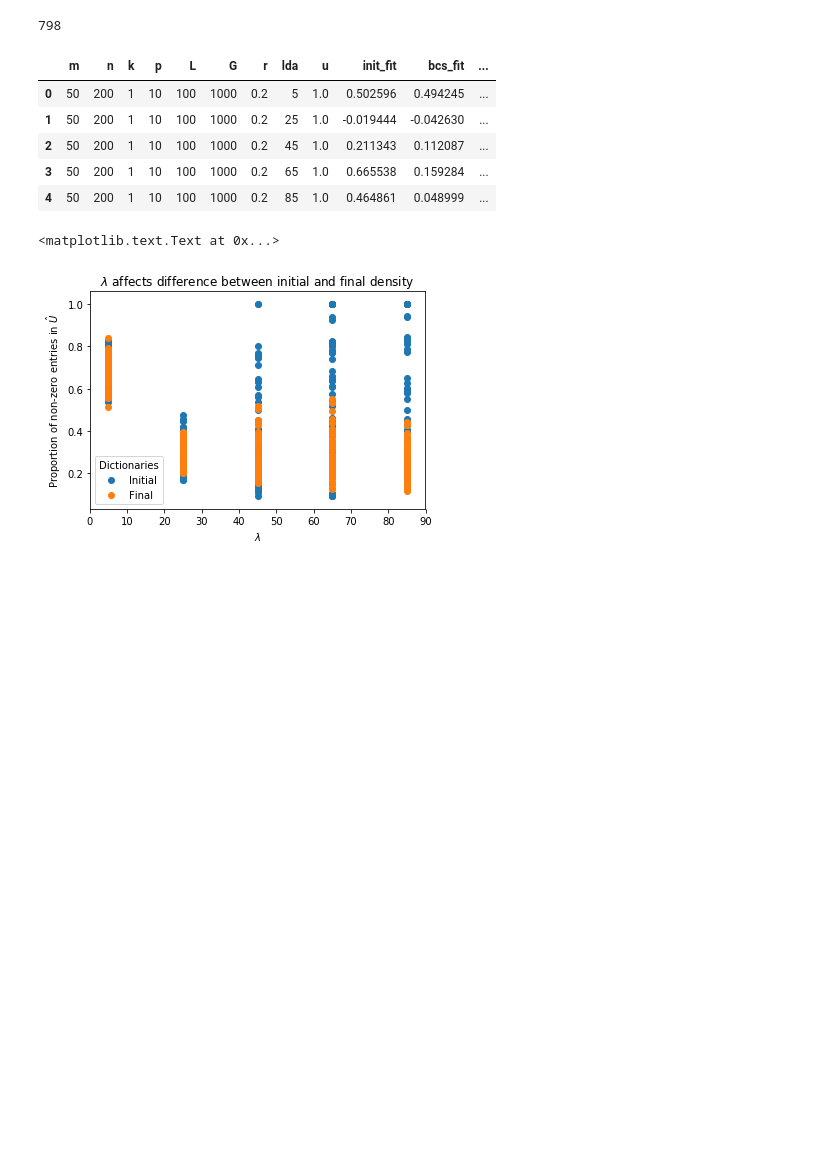
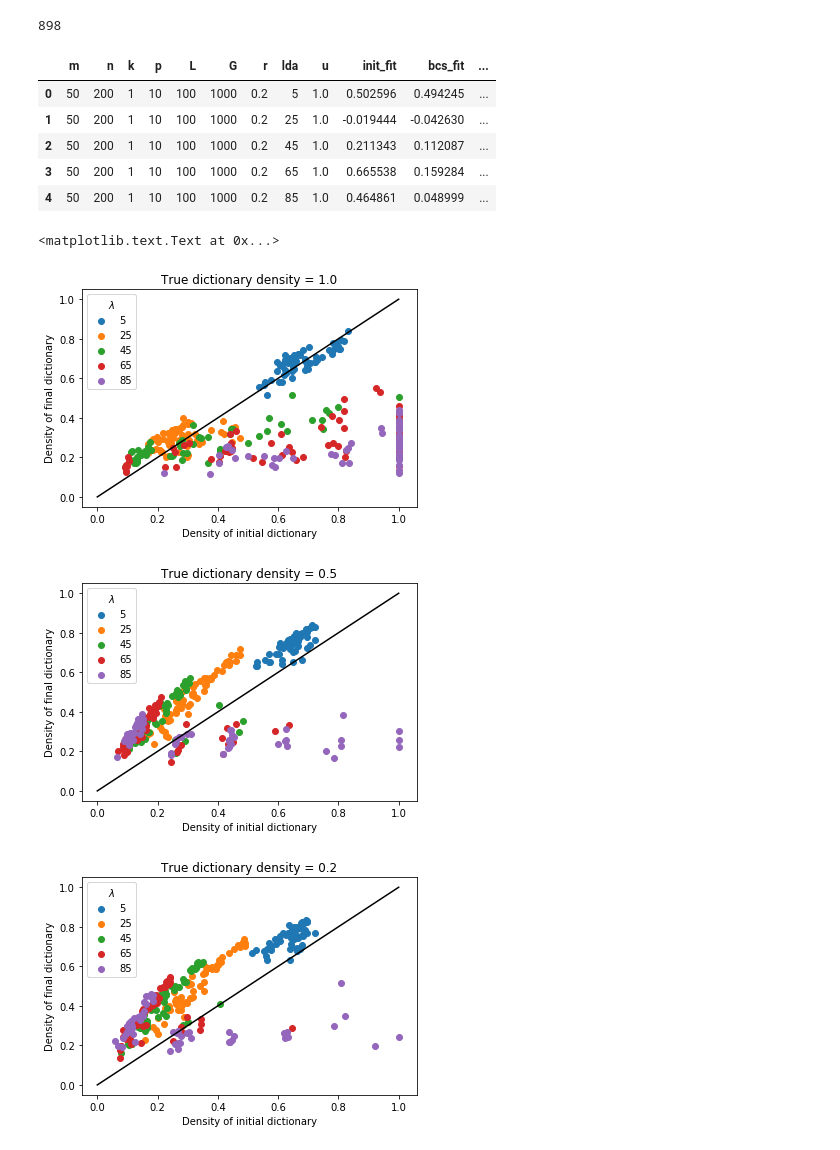
Before and after one commit to ahccheung/BCS, a Jupyter notebook: dictionary_sparsity.ipynb, the cells around one changed output. Cells and saved outputs as stored; diff of their text form; code cells hidden in the pictures; blank space fills up the shorter version.

```diff
--- a/dictionary_sparsity.ipynb
+++ b/dictionary_sparsity.ipynb
@@ -15,12 +15,12 @@ from cycler import cycler
 # %%
 df1 = pd.read_csv('dl_1.0.csv')
 df2 = pd.read_csv('dl_0.5.csv')
-df3 = pd.read_csv('dl_0.2_0.csv')
+df3 = pd.read_csv('dl_0.2.csv')
 df = pd.concat([df1,df2,df3], ignore_index=True)
 print len(df)
 df.head()
 # %% [output]
-798
+898
 |  | m | n | k | p | L | G | r | lda | u | init_fit | bcs_fit | ... |
 | 0 | 50 | 200 | 1 | 10 | 100 | 1000 | 0.2 | 5 | 1.0 | 0.502596 | 0.494245 | ... |
 | 1 | 50 | 200 | 1 | 10 | 100 | 1000 | 0.2 | 25 | 1.0 | -0.019444 | -0.042630 | ... |
@@ -29,15 +29,3 @@ df.head()
 | 4 | 50 | 200 | 1 | 10 | 100 | 1000 | 0.2 | 85 | 1.0 | 0.464861 | 0.048999 | ... |
 # %%
 df.to_csv('dl_density.csv',index_label=False )
-# %%
-%matplotlib inline
-plt.figure()
-plt.scatter(df.lda, df.avgk_0, label='Initial')
-plt.scatter(df.lda, df.avgk_1, label = 'Final')
-plt.xlabel(r'$\lambda$')
-plt.ylabel(r'Proportion of non-zero entries in $\hat{U}$')
-plt.legend(title='Dictionaries')
-plt.title('$\lambda$ affects difference between initial and final density')
-# %% [output]
-<matplotlib.text.Text at 0x...>
-[figure, removed]
@@ -43,0 +34,35 @@ plt.title('$\lambda$ affects difference between initial and final density')
+# %%
+plt.figure()
+groups = df1.groupby('lda')
+plt.plot(np.linspace(0, 1, 100), np.linspace(0, 1, 100), color='k')
+for name, group in groups:
+    plt.scatter(group.avgk_0, group.avgk_1, label = name)
+plt.xlabel('Density of initial dictionary')
+plt.ylabel('Density of final dictionary')
+plt.legend(title=r'$\lambda$')
+plt.title('True dictionary density = 1.0')
+
+plt.figure()
+groups = df2.groupby('lda')
+plt.plot(np.linspace(0, 1, 100), np.linspace(0, 1, 100), color='k')
+for name, group in groups:
+    plt.scatter(group.avgk_0, group.avgk_1, label = name)
+plt.xlabel('Density of initial dictionary')
+plt.ylabel('Density of final dictionary')
+plt.legend(title=r'$\lambda$')
+plt.title('True dictionary density = 0.5')
+
+plt.figure()
+groups = df3.groupby('lda')
+plt.plot(np.linspace(0, 1, 100), np.linspace(0, 1, 100), color='k')
+for name, group in groups:
+    plt.scatter(group.avgk_0, group.avgk_1, label = name)
+plt.xlabel('Density of initial dictionary')
+plt.ylabel('Density of final dictionary')
+plt.legend(title=r'$\lambda$')
+plt.title('True dictionary density = 0.2')
+# %% [output]
+<matplotlib.text.Text at 0x...>
+[figure, added]
+[figure, added]
+[figure, added]
```
Also changed, not shown: parts of 15 cells of this notebook, 2 other files.
